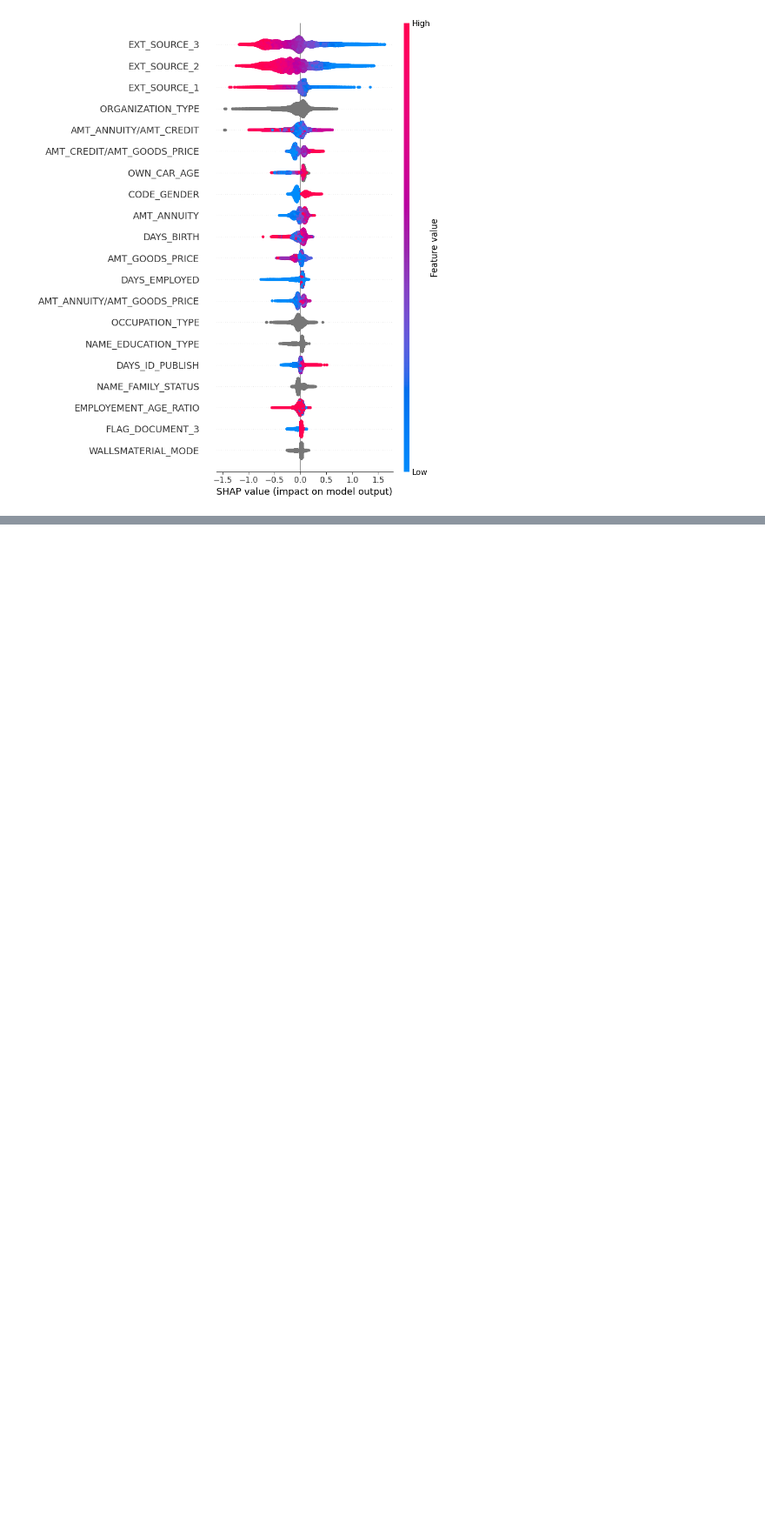
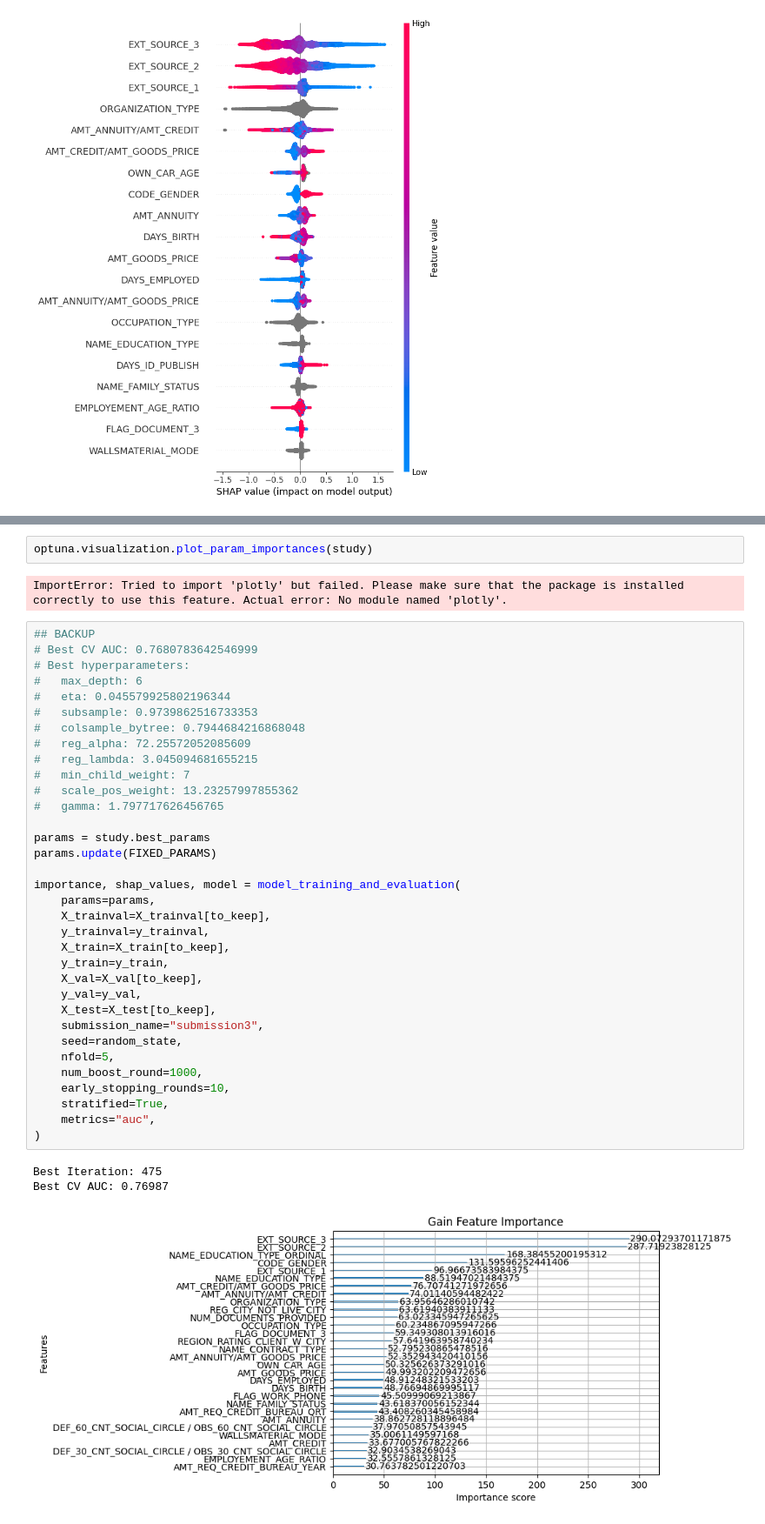
Before and after one commit to skydoldif/home-credit-default-risk, a Jupyter notebook: data_processing.ipynb, the cells around one changed output, grey strips where cells are left out. Shown at 87% size. Saved outputs shown, nothing was run; the diff lists cells and outputs as text; blank space fills up the shorter version.

Commit message:
first optuna trial

```diff
--- a/data_processing.ipynb
+++ b/data_processing.ipynb
@@ -267,0 +364,42 @@ Best CV AUC: 0.76028
+# %%
+optuna.visualization.plot_param_importances(study)
+# %% [output]
+ImportError: Tried to import 'plotly' but failed. Please make sure that the package is installed correctly to use this feature. Actual error: No module named 'plotly'.
+# %%
+## BACKUP
+# Best CV AUC: 0.7680783642546999
+# Best hyperparameters:
+#   max_depth: 6
+#   eta: 0.045579925802196344
+#   subsample: 0.9739862516733353
+#   colsample_bytree: 0.7944684216868048
+#   reg_alpha: 72.25572052085609
+#   reg_lambda: 3.045094681655215
+#   min_child_weight: 7
+#   scale_pos_weight: 13.23257997855362
+#   gamma: 1.797717626456765
+
+params = study.best_params
+params.update(FIXED_PARAMS)
+
+importance, shap_values, model = model_training_and_evaluation(
+    params=params,
+    X_trainval=X_trainval[to_keep],
+    y_trainval=y_trainval,
+    X_train=X_train[to_keep],
+    y_train=y_train,
+    X_val=X_val[to_keep],
+    y_val=y_val,
+    X_test=X_test[to_keep],
+    submission_name="submission3",
+    seed=random_state,
+    nfold=5,
+    num_boost_round=1000,
+    early_stopping_rounds=10,
+    stratified=True,
+    metrics="auc",
+)
+# %% [output]
+Best Iteration: 475
+Best CV AUC: 0.76987
+[figure, added]
```
Also changed, not shown: parts of 5 cells of this notebook, 2 other files.
